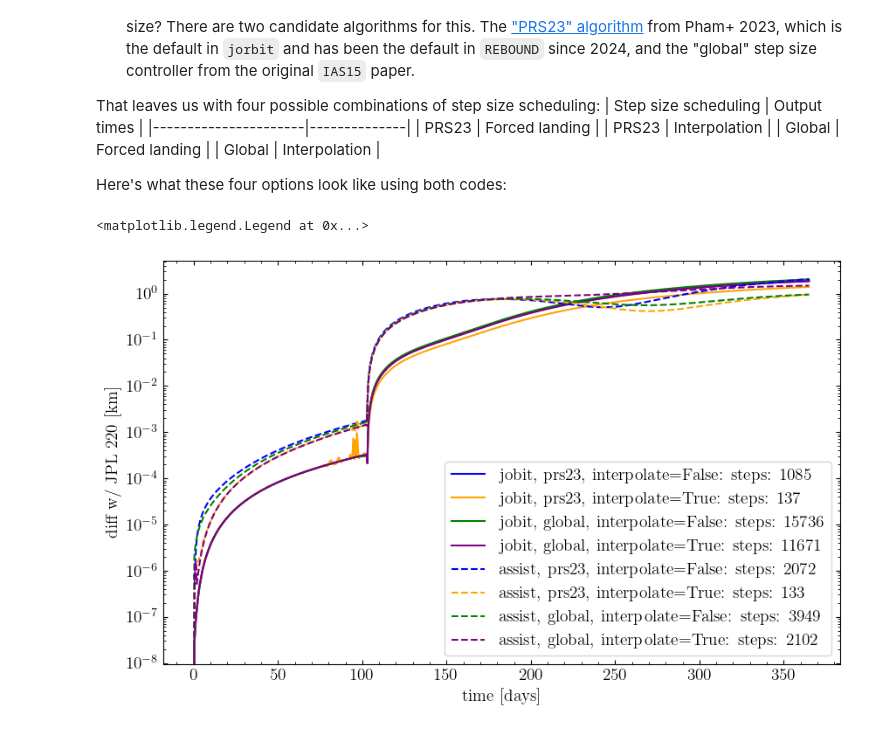
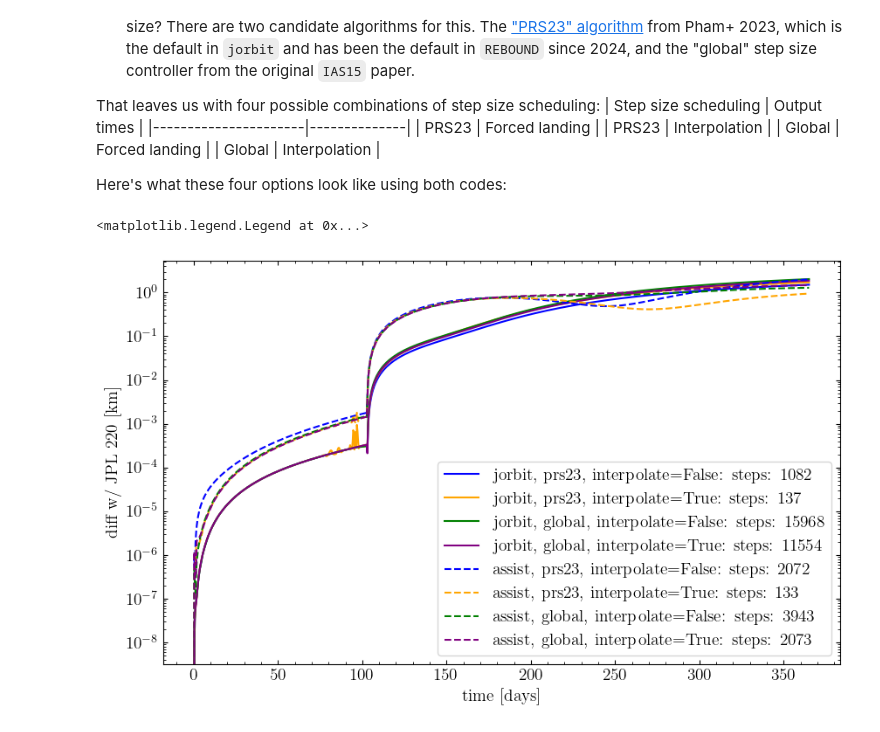
Before and after one commit to ben-cassese/jorbit, a Jupyter notebook: docs/tutorials/step_sizes.ipynb, the cells around one changed output. Drawn from its saved outputs; the diff is of its cells as text; code cells hidden in the pictures.

```diff
--- a/docs/tutorials/step_sizes.ipynb
+++ b/docs/tutorials/step_sizes.ipynb
@@ -56,8 +56,17 @@ from jorbit.ephemeris import Ephemeris, EphemerisProcessor
 from jorbit.utils.horizons import horizons_bulk_vector_query
 from jorbit.utils.states import CartesianState, SystemState, KeplerianState
 
+# Build the time grid in TDB directly. `Time("2029-01-01")` would default to
+# UTC and `.tdb.jd` would silently shift by ~69 s (TAI/TT/TDB offsets at this
+# epoch), giving an IC ~140,000 km off from the bundle in
+# docs/misc/rebound_apophis_dumps/run_simulations.py. We construct in TDB so
+# the year-long step counts here match the cached `sim1`/`sim2` exactly.
 times = Time(
-    np.linspace(Time("2029-01-01").tdb.jd, Time("2030-01-01").tdb.jd, 1000),
+    np.linspace(
+        Time("2029-01-01", scale="tdb").tdb.jd,
+        Time("2030-01-01", scale="tdb").tdb.jd,
+        1000,
+    ),
     format="jd",
     scale="tdb",
 )
@@ -208,6 +240,10 @@ acceleration_func_kwargs = {
         [286.13 * jnp.pi / 180, 359.99868 * jnp.pi / 180]
     ),  # the RA and Dec of the poles in April 2029
     "js_pole_dec": jnp.array([63.87 * jnp.pi / 180, 89.83523 * jnp.pi / 180]),
+    # "js_pole_ra": jnp.array(
+    #     [286.13 * jnp.pi / 180, 0.0]
+    # ),  # the RA and Dec of the poles in April 2029
+    # "js_pole_dec": jnp.array([63.87 * jnp.pi / 180, 90.0 * jnp.pi / 180]),
     "js": js,
 }
 
@@ -224,41 +260,45 @@ jorb_results = {}
 for scheduler in ["prs23", "global"]:
     for interpolate in [False, True]:
         if interpolate:
-            xs, vs, steps = p.integrate_or_interpolate(times, step_scheduler=scheduler)
+            xs, vs, steps = p.integrate_or_interpolate(
+                times, step_scheduler=scheduler, return_steps=True
+            )
         else:
-            xs, vs, steps = p.integrate(times, step_scheduler=scheduler)
+            xs, vs, steps = p.integrate(
+                times, step_scheduler=scheduler, return_steps=True
+            )
         xs.block_until_ready()
         jorb_results[(scheduler, interpolate)] = (xs, vs, steps)
 # %%
 colors = ["blue", "orange", "green", "purple"]
 fig, ax = plt.subplots(figsize=(10, 6))
 for i, ((scheduler, interpolate), (xs, vs, steps)) in enumerate(jorb_results.items()):
-    label = f"jobit, {scheduler}, interpolate={interpolate}: steps: {steps}"
+    label = f"jorbit, {scheduler}, interpolate={interpolate}: steps: {steps}"
     ax.plot(
         times.mjd - times.mjd[0],
         jnp.linalg.norm(xs - jpl_220_xs, axis=1) * u.au.to(u.km),
         color=colors[i],
         label=label,
     )
 
 
 for i, ((scheduler, interpolate), (xs, vs, steps)) in enumerate(assist_results.items()):
     label = f"assist, {scheduler}, interpolate={interpolate}: steps: {steps}"
     ax.plot(
         times.mjd - times.mjd[0],
         jnp.linalg.norm(xs - jpl_220_xs, axis=1) * u.au.to(u.km),
         label=label,
         color=colors[i],
         linestyle="dashed",
     )
 
 ax.set(
     yscale="log",
     xlabel="time [days]",
     ylabel="diff w/ JPL 220 [km]",
 )
 
 ax.legend()
 # %% [output]
 <matplotlib.legend.Legend at 0x...>
-[figure, old version]
+[figure, new version]
```
Also changed, not shown: parts of 25 cells of this notebook, 11 other files.
